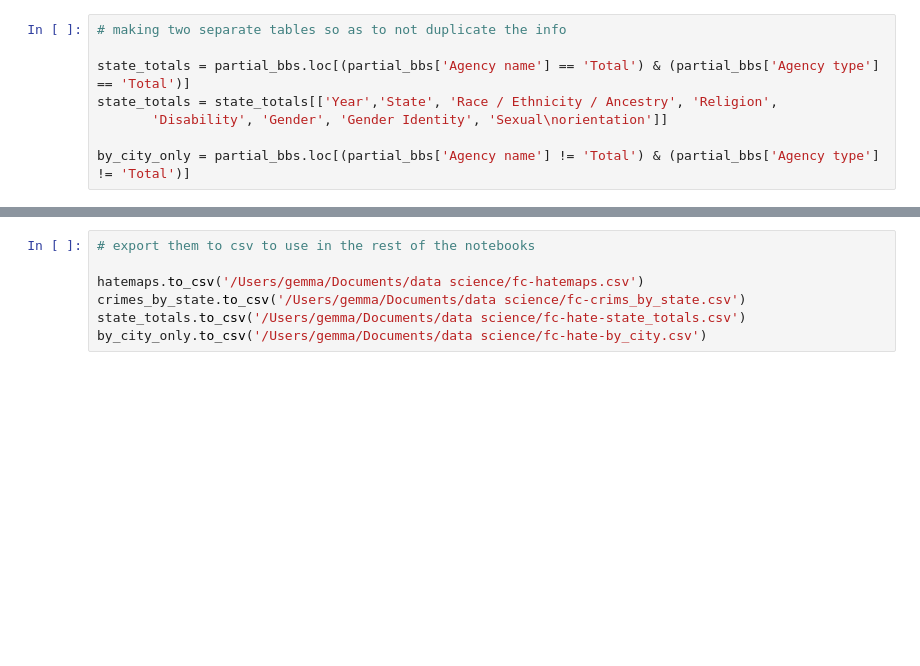
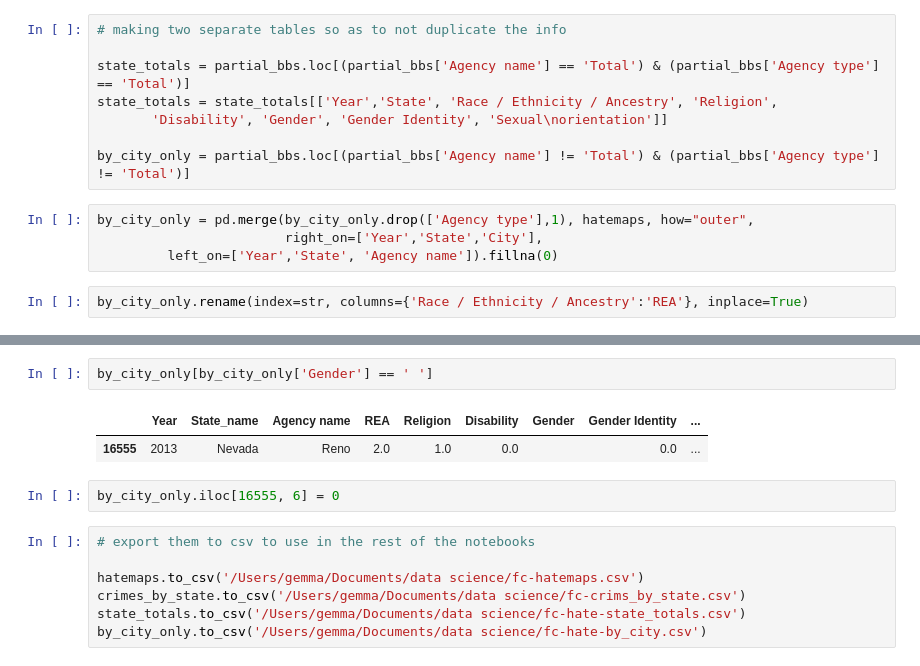
Before and after one commit to gemmaaa/capstone_projects, a Jupyter notebook: FC Birlikde 2. Data import and cleaning.ipynb, the cells around one changed output, grey strips where cells are left out. Cells and saved outputs as stored; diff of their text form; blank space fills up the shorter version.

```diff
--- a/FC Birlikde 2. Data import and cleaning.ipynb
+++ b/FC Birlikde 2. Data import and cleaning.ipynb
@@ -406,3 +406,9 @@ state_totals = state_totals[['Year','State', 'Race / Ethnicity / Ancestry', 'Rel
        'Disability', 'Gender', 'Gender Identity', 'Sexual\norientation']]
 
 by_city_only = partial_bbs.loc[(partial_bbs['Agency name'] != 'Total') & (partial_bbs['Agency type'] != 'Total')]
+# %%
+by_city_only = pd.merge(by_city_only.drop(['Agency type'],1), hatemaps, how="outer",
+                        right_on=['Year','State','City'],
+         left_on=['Year','State', 'Agency name']).fillna(0)
+# %%
+by_city_only.rename(index=str, columns={'Race / Ethnicity / Ancestry':'REA'}, inplace=True)
@@ -409,3 +432,10 @@ by_city_only = partial_bbs.loc[(partial_bbs['Agency name'] != 'Total') & (partia
+# %%
+by_city_only[by_city_only['Gender'] == ' ']
+# %% [output]
+|  | Year | State_name | Agency name | REA | Religion | Disability | Gender | Gender Identity | ... |
+| 16555 | 2013 | Nevada | Reno | 2.0 | 1.0 | 0.0 |  | 0.0 | ... |
+# %%
+by_city_only.iloc[16555, 6] = 0
 # %%
 # export them to csv to use in the rest of the notebooks
 
```
Also changed, not shown: parts of 2 cells of this notebook.
